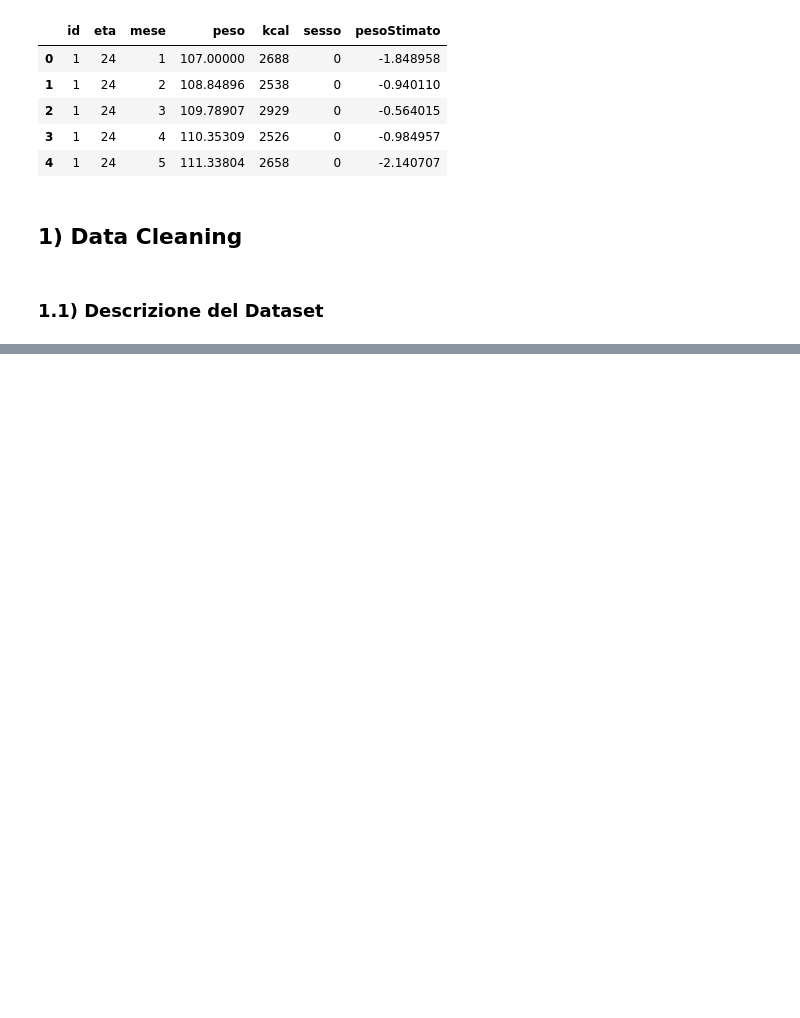
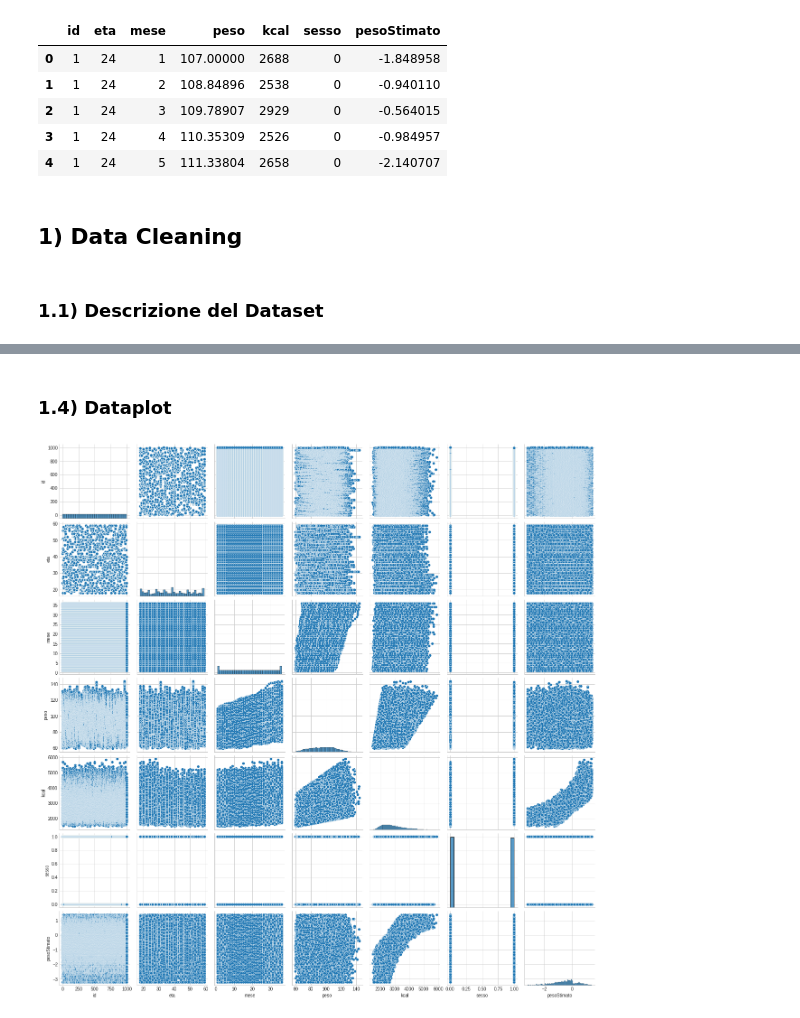
Before and after one commit to rebeccadimatteo/FitDiary_FIA, a Jupyter notebook: regressionNoFeatureScaling.ipynb, the cells around one changed output, grey strips where cells are left out. Cells and saved outputs as stored; diff of their text form; code cells hidden in the pictures; blank space fills up the shorter version.

```diff
--- a/regressionNoFeatureScaling.ipynb
+++ b/regressionNoFeatureScaling.ipynb
@@ -41,0 +80,15 @@ df.describe()
+# %% [markdown]
+### 1.4) Dataplot
+# %%
+import seaborn as sb
+from matplotlib import style
+
+style.use('seaborn-whitegrid')
+
+plt.rcParams['figure.figsize'] = (20,10)
+
+sb.pairplot(df)
+
+plt.savefig('pairplor.png')
+# %% [output]
+[figure, added]
```
Also changed, not shown: parts of 5 cells of this notebook.
